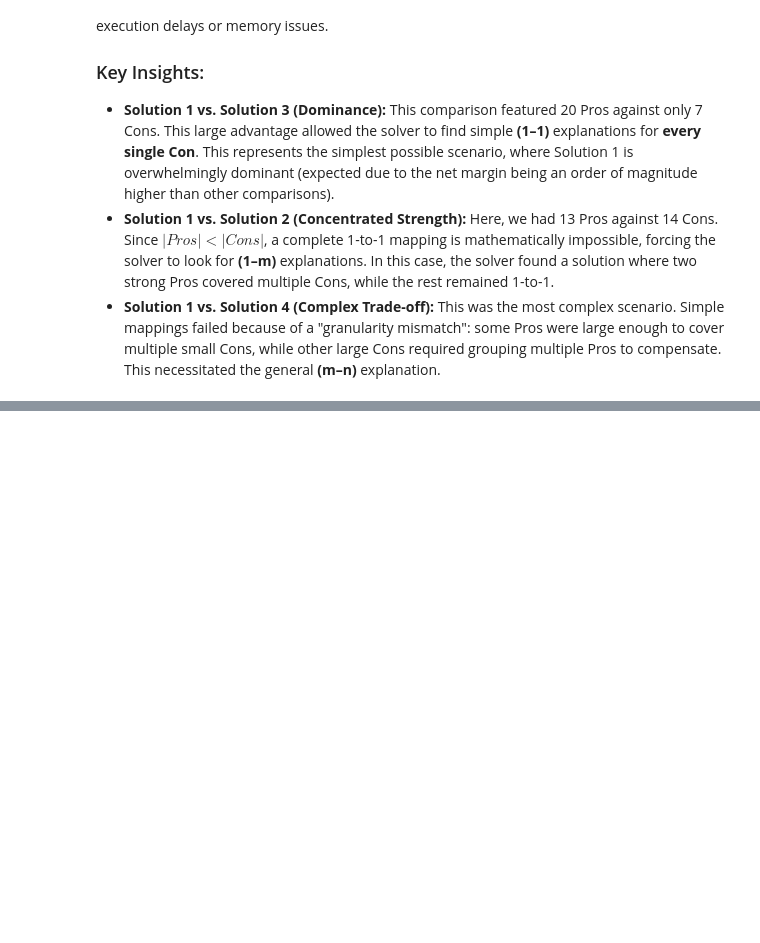
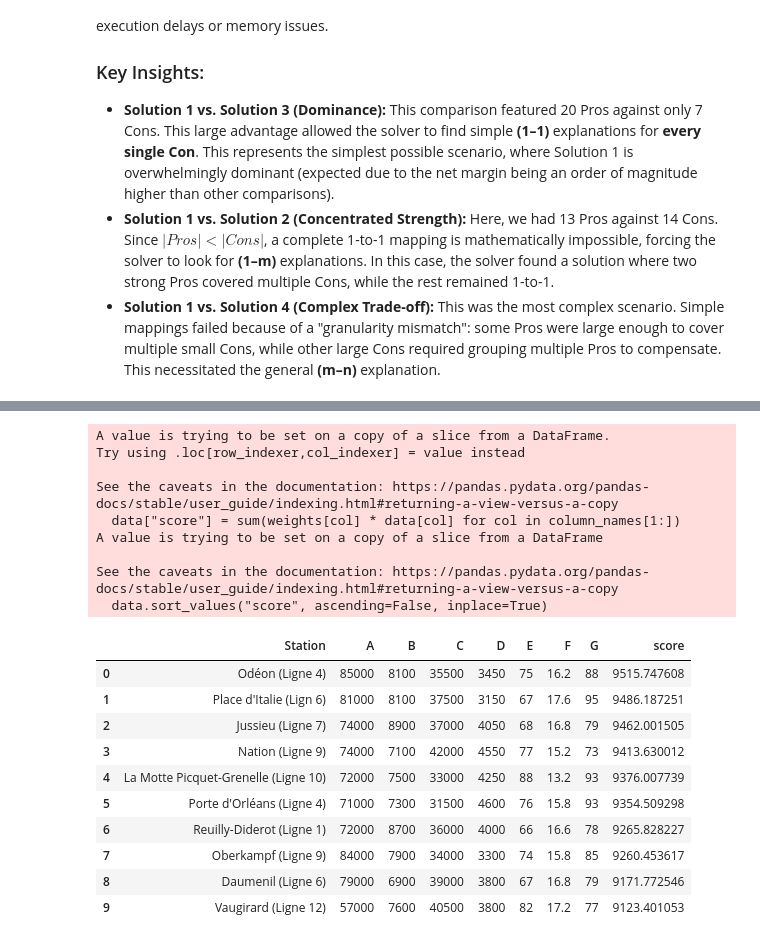
Before and after one commit to britofelipe/projet-sdp, a Jupyter notebook: main.ipynb, the cells around one changed output, grey strips where cells are left out. Saved outputs shown, nothing was run; the diff lists cells and outputs as text; code cells hidden in the pictures; blank space fills up the shorter version.

Commit message:
Adding RATP to main

```diff
--- a/main.ipynb
+++ b/main.ipynb
@@ -1605,0 +1614,55 @@ Globally, we conclude that the `explain_comparison_cascade` function and the und
+# %%
+# --- Load Data & Weights ---
+df = pd.read_excel('data/RATP.xlsx', header=None)
+
+# Remove rows and columns that are entirely empty
+df = df.dropna(how='all').dropna(axis=1, how='all')
+
+# Extract weights from the last row and clean the DataFrame
+weight_values = df.tail(1).values.flatten().tolist()
+df = df.iloc[:-1, :]
+data = df.iloc[1:, :]
+
+# Assign column names and map to features
+column_names = ['Station','A', 'B', 'C', 'D', 'E', 'F', 'G']
+data.columns = column_names
+
+col_to_feature = {
+    'A': 'peak-entering-passengers/h',
+    'B': 'peak-passing-passengers/h',
+    'C': 'off-peak-entering-passengers/h',
+    'D': 'off-peak-passing-passengers/h',
+    'E': 'strategic priority [0,10]',
+    'F': 'Station degradation level ([0,20]  scale)',
+    'G': 'connectivity index [0,100]'
+}
+
+# Map weights to columns
+weights = {col: float(weight_values[i+1]) for i, col in enumerate(column_names[1:])}
+
+# --- Compute Scores ---
+data["score"] = sum(weights[col] * data[col] for col in column_names[1:])
+data.sort_values("score", ascending=False, inplace=True)
+data.reset_index(drop=True, inplace=True)
+data
+# %% [output]
+A value is trying to be set on a copy of a slice from a DataFrame.
+Try using .loc[row_indexer,col_indexer] = value instead
+
+See the caveats in the documentation: https://pandas.pydata.org/pandas-docs/stable/user_guide/indexing.html#returning-a-view-versus-a-copy
+  data["score"] = sum(weights[col] * data[col] for col in column_names[1:])
+A value is trying to be set on a copy of a slice from a DataFrame
+
+See the caveats in the documentation: https://pandas.pydata.org/pandas-docs/stable/user_guide/indexing.html#returning-a-view-versus-a-copy
+  data.sort_values("score", ascending=False, inplace=True)
+|  | Station | A | B | C | D | E | F | G | score |
+| 0 | Odéon (Ligne 4) | 85000 | 8100 | 35500 | 3450 | 75 | 16.2 | 88 | 9515.747608 |
+| 1 | Place d'Italie (Lign 6) | 81000 | 8100 | 37500 | 3150 | 67 | 17.6 | 95 | 9486.187251 |
+| 2 | Jussieu (Ligne 7) | 74000 | 8900 | 37000 | 4050 | 68 | 16.8 | 79 | 9462.001505 |
+| 3 | Nation (Ligne 9) | 74000 | 7100 | 42000 | 4550 | 77 | 15.2 | 73 | 9413.630012 |
+| 4 | La Motte Picquet-Grenelle (Ligne 10) | 72000 | 7500 | 33000 | 4250 | 88 | 13.2 | 93 | 9376.007739 |
+| 5 | Porte d'Orléans (Ligne 4) | 71000 | 7300 | 31500 | 4600 | 76 | 15.8 | 93 | 9354.509298 |
+| 6 | Reuilly-Diderot (Ligne 1) | 72000 | 8700 | 36000 | 4000 | 66 | 16.6 | 78 | 9265.828227 |
+| 7 | Oberkampf (Ligne 9) | 84000 | 7900 | 34000 | 3300 | 74 | 15.8 | 85 | 9260.453617 |
+| 8 | Daumenil (Ligne 6) | 79000 | 6900 | 39000 | 3800 | 67 | 16.8 | 79 | 9171.772546 |
+| 9 | Vaugirard (Ligne 12) | 57000 | 7600 | 40500 | 3800 | 82 | 17.2 | 77 | 9123.401053 |
```
Also changed, not shown: parts of 7 cells of this notebook.
